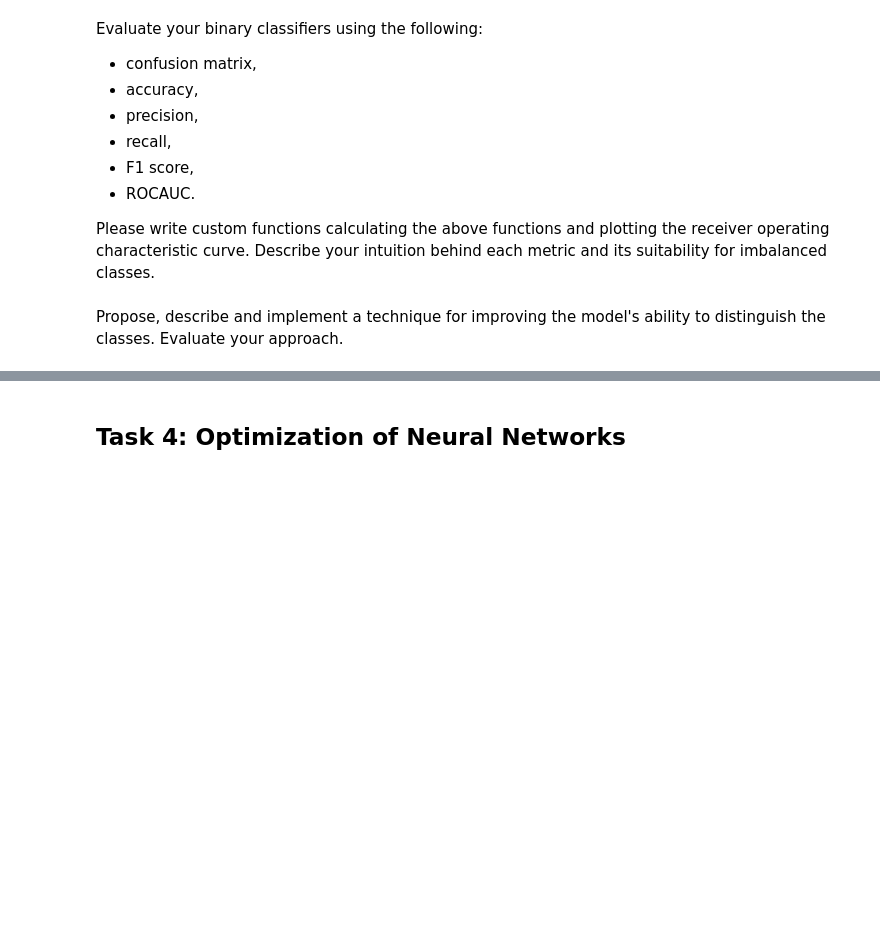
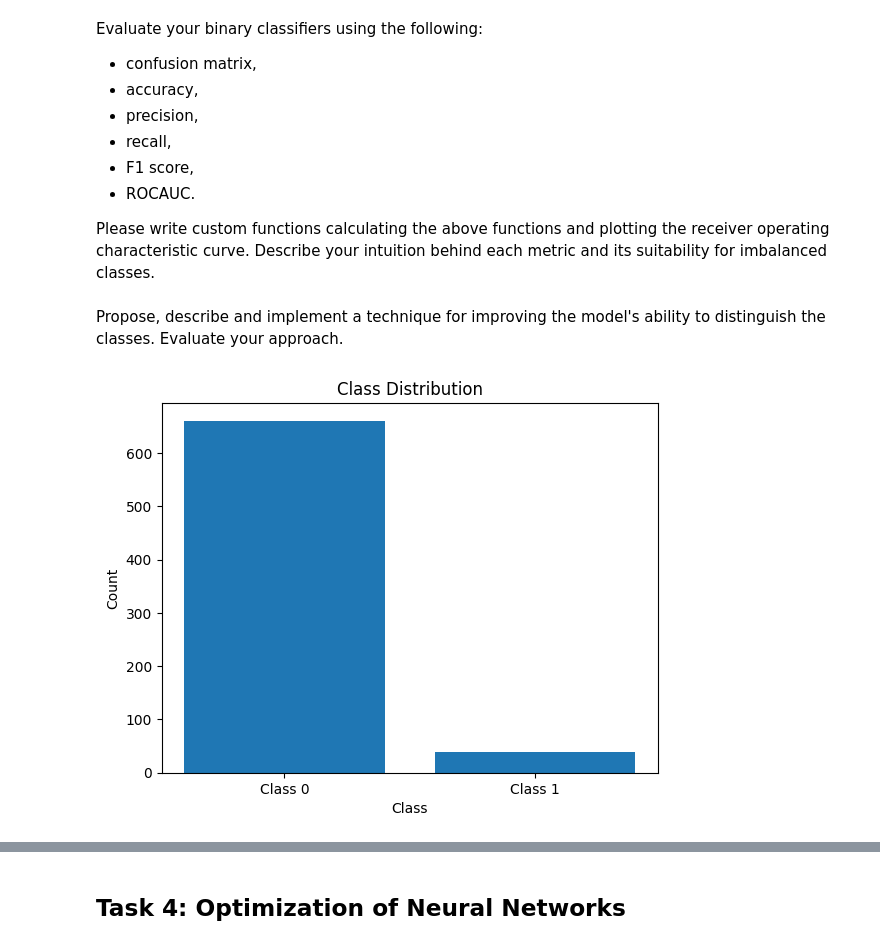
Before and after one commit to mkarapka/Studia, a Jupyter notebook: 5_sem/Machine_Learning/Lab3/Assignment3.ipynb, the cells around one changed output, grey strips where cells are left out. Cells and saved outputs as stored; diff of their text form; code cells hidden in the pictures; blank space fills up the shorter version.

```diff
--- a/5_sem/Machine_Learning/Lab3/Assignment3.ipynb
+++ b/5_sem/Machine_Learning/Lab3/Assignment3.ipynb
@@ -232,0 +608,99 @@ Propose, describe and implement a technique for improving the model's ability to
+# %%
+# splitting the data usign tehinique for imbalanced data
+X_train, X_test, y_train, y_test = train_test_split(X, y, test_size=0.3, stratify=y)
+
+visualize_class_distribution(y_train)
+visualize_class_distribution(y_test)
+
+
+def confusion_matrix_custom(y_true, y_pred):
+    tp = np.sum((y_true == 1) and (y_pred == 1))
+    tn = np.sum((y_true == 0) and (y_pred == 0))
+    fp = np.sum((y_true == 0) and (y_pred == 1))
+    fn = np.sum((y_true == 1) and (y_pred == 0))
+    return np.array([[tn, fp], [fn, tp]])
+
+
+def accuracy_custom(y_true, y_pred):
+    # how close are predictions to the actual values
+    return np.sum(y_true == y_pred) / len(y_true)
+
+
+def precision_custom(y_true, y_pred):
+    # out of all positive predictions, how accurate are our predictions
+    tp = np.sum((y_true == 1) and (y_pred == 1))
+    fp = np.sum((y_true == 0) and (y_pred == 1))
+    return tp / (tp + fp) if (tp + fp) > 0 else 0
+
+
+def recall_custom(y_true, y_pred):
+    # out of all actual positive values, how many did we predict correctly
+    tp = np.sum((y_true == 1) and (y_pred == 1))
+    fn = np.sum((y_true == 1) and (y_pred == 0))
+    return tp / (tp + fn) if (tp + fn) > 0 else 0
+
+
+def f1_score_custom(y_true, y_pred):
+    # combination of precision and recall (harmonic mean)
+    precision = precision_custom(y_true, y_pred)
+    recall = recall_custom(y_true, y_pred)
+    return (
+        2 * (precision * recall) / (precision + recall)
+        if (precision + recall) > 0
+        else 0
+    )
+
+
+def area_under_curve(x, y):  # naive implementation
+    auc = 0
+    for i in range(1, len(x)):
+        auc += (x[i] - x[i - 1]) * y[i]
+    return auc
+
+
+def roc_auc_custom(y_true, y_scores):
+    fpr, tpr, _ = roc_curve(y_true, y_scores)
+    return area_under_curve(fpr, tpr)
+
+
+# Train a logistic regression model
+lr = LogisticRegression(learning_rate=0.05, epochs=20)
+lr.fit_CGA(y_train, X_train)
+
+# Predict on test data
+y_pred = lr.predict(X_test)
+
+# Evaluate the model
+confusion_matrix_custom = confusion_matrix(y_test, y_pred)
+accuracy_custom = accuracy_score(y_test, y_pred)
+precision_custom = precision_score(y_test, y_pred)
+recall_custom = recall_score(y_test, y_pred)
+f1_score_custom = f1_score(y_test, y_pred)
+roc_auc_custom = roc_auc_score(y_test, y_pred)
+
+# Print evaluation metrics
+print("Custom Confusion Matrix:\n", confusion_matrix_custom)
+print("Custom Accuracy:", accuracy_custom)
+print("Custom Precision:", precision_custom)
+print("Custom Recall:", recall_custom)
+print("Custom F1 Score:", f1_score_custom)
+print("Custom ROC AUC:", roc_auc_custom)
+
+print("-----------")
+print("Diff conf matrix:\n", conf_matrix - confusion_matrix_custom)
+print("Diff accuracy:", accuracy - accuracy_custom)
+print("Diff precision:", precision - precision_custom)
+print("Diff recall:", recall - recall_custom)
+print("Diff f1:", f1 - f1_score_custom)
+print("Diff roc auc:", roc_auc - roc_auc_custom)
+
+
+# Plot ROC curve
+fpr, tpr, _ = roc_curve(y_test, lr.predict_proba(X_test)[:, 1])
+plt.plot(fpr, tpr, marker=".")
+plt.xlabel("False Positive Rate")
+plt.ylabel("True Positive Rate")
+plt.title("ROC Curve")
+plt.show()
+# %% [output]
+[figure, added]
```
Also changed, not shown: parts of 22 cells of this notebook, 56 other files.
